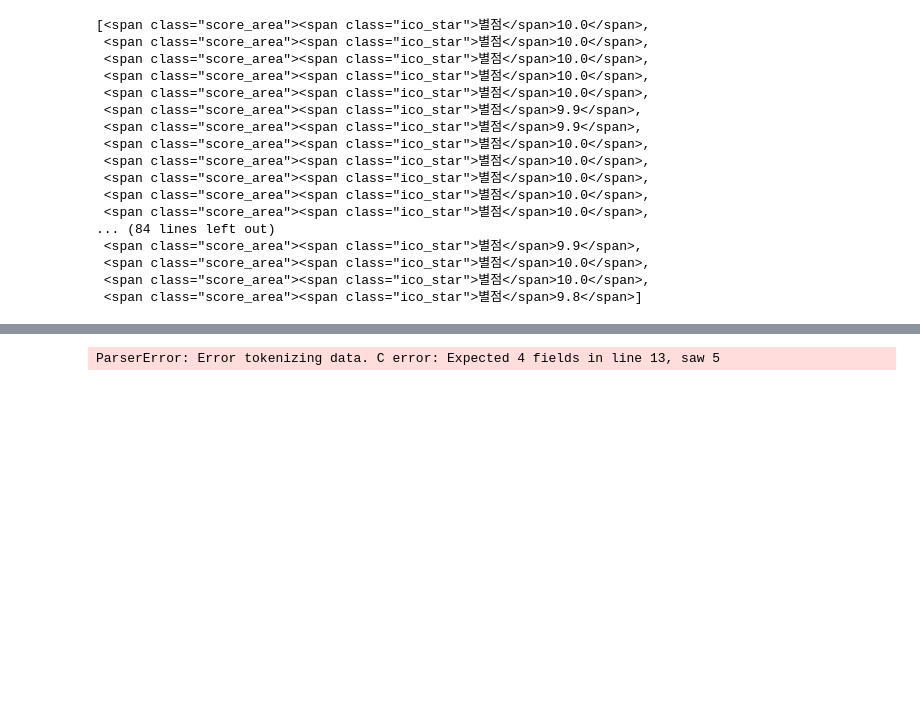
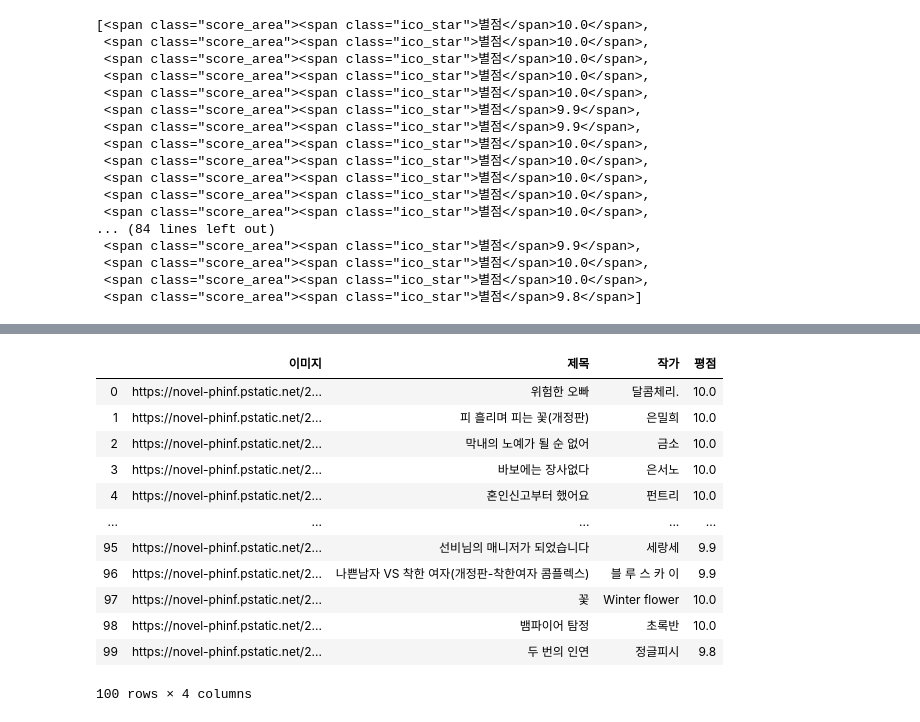
Before and after one commit to songhyeonjun/python-data, a Jupyter notebook: data01/crawling4.ipynb, the cells around one changed output, grey strips where cells are left out. Cells and saved outputs as stored; diff of their text form; code cells hidden in the pictures; blank space fills up the shorter version.

Commit message:
dataframe

```diff
--- a/data01/crawling4.ipynb
+++ b/data01/crawling4.ipynb
@@ -171,7 +229,19 @@ hottracts_file.close()
 # %%
 import pandas as pd
 # %%
-hot = pd.read_csv('romance.csv',  encoding='utf8')
-hot
+webtoon = pd.read_csv('romance.csv',  encoding='utf8')
+webtoon
 # %% [output]
+|  | 이미지 | 제목 | 작가 | 평점 |
+| 0 | https://novel-phinf.pstatic.net/2... | 위험한 오빠 | 달콤체리. | 10.0 |
+| 1 | https://novel-phinf.pstatic.net/2... | 피 흘리며 피는 꽃(개정판) | 은밀희 | 10.0 |
+| 2 | https://novel-phinf.pstatic.net/2... | 막내의 노예가 될 순 없어 | 금소 | 10.0 |
+| 3 | https://novel-phinf.pstatic.net/2... | 바보에는 장사없다 | 은서노 | 10.0 |
+| 4 | https://novel-phinf.pstatic.net/2... | 혼인신고부터 했어요 | 펀트리 | 10.0 |
+| ... | ... | ... | ... | ... |
+| 95 | https://novel-phinf.pstatic.net/2... | 선비님의 매니저가 되었습니다 | 세랑세 | 9.9 |
+| 96 | https://novel-phinf.pstatic.net/2... | 나쁜남자 VS 착한 여자(개정판-착한여자 콤플렉스) | 블 루 스 카 이 | 9.9 |
+| 97 | https://novel-phinf.pstatic.net/2... | 꽃 | Winter flower | 10.0 |
+| 98 | https://novel-phinf.pstatic.net/2... | 뱀파이어 탐정 | 초록반 | 10.0 |
+| 99 | https://novel-phinf.pstatic.net/2... | 두 번의 인연 | 정글피시 | 9.8 |
-ParserError: Error tokenizing data. C error: Expected 4 fields in line 13, saw 5
+100 rows × 4 columns
```
Also changed, not shown: parts of 10 cells of this notebook, 9 other files.
